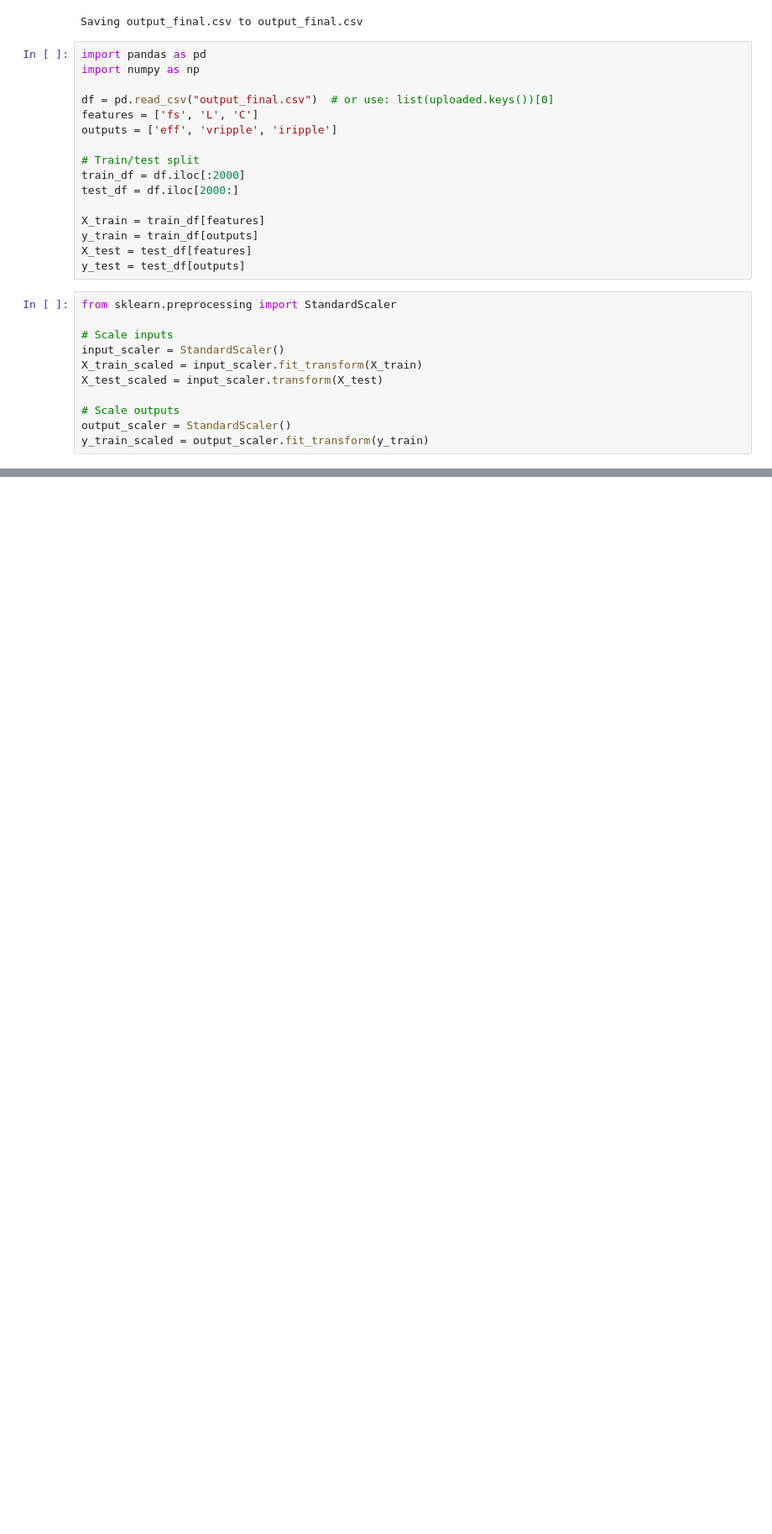
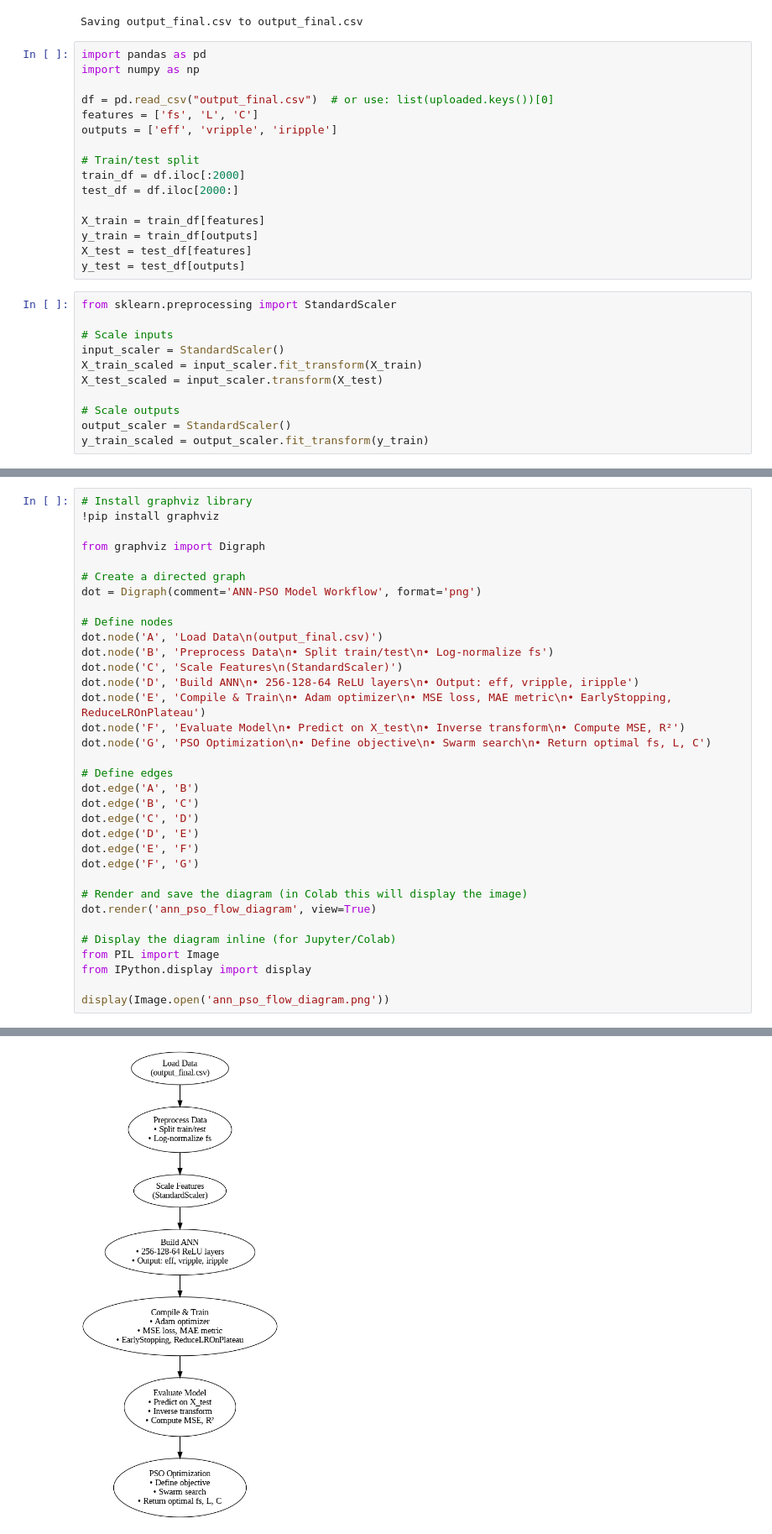
Before and after one commit to Ashutosh-C605/C_codes-templates, a Jupyter notebook: Explo-model.ipynb, the cells around one changed output, grey strips where cells are left out. Shown at 84% size. Drawn from its saved outputs; the diff is of its cells as text; blank space fills up the shorter version.

```diff
--- a/Explo-model.ipynb
+++ b/Explo-model.ipynb
@@ -309,0 +309,35 @@ iripple  = 0.2753
+# %%
+# Install graphviz library
+!pip install graphviz
+
+from graphviz import Digraph
+
+# Create a directed graph
+dot = Digraph(comment='ANN-PSO Model Workflow', format='png')
+
+# Define nodes
+dot.node('A', 'Load Data\n(output_final.csv)')
+dot.node('B', 'Preprocess Data\n• Split train/test\n• Log-normalize fs')
+dot.node('C', 'Scale Features\n(StandardScaler)')
+dot.node('D', 'Build ANN\n• 256-128-64 ReLU layers\n• Output: eff, vripple, iripple')
+dot.node('E', 'Compile & Train\n• Adam optimizer\n• MSE loss, MAE metric\n• EarlyStopping, ReduceLROnPlateau')
+dot.node('F', 'Evaluate Model\n• Predict on X_test\n• Inverse transform\n• Compute MSE, R²')
+dot.node('G', 'PSO Optimization\n• Define objective\n• Swarm search\n• Return optimal fs, L, C')
+
+# Define edges
+dot.edge('A', 'B')
+dot.edge('B', 'C')
+dot.edge('C', 'D')
+dot.edge('D', 'E')
+dot.edge('E', 'F')
+dot.edge('F', 'G')
+
+# Render and save the diagram (in Colab this will display the image)
+dot.render('ann_pso_flow_diagram', view=True)
+
+# Display the diagram inline (for Jupyter/Colab)
+from PIL import Image
+from IPython.display import display
+
+display(Image.open('ann_pso_flow_diagram.png'))
+# %% [output]
@@ -309,0 +345 @@ iripple  = 0.2753
+[figure, added]
```
Also changed, not shown: parts of 11 cells of this notebook.
